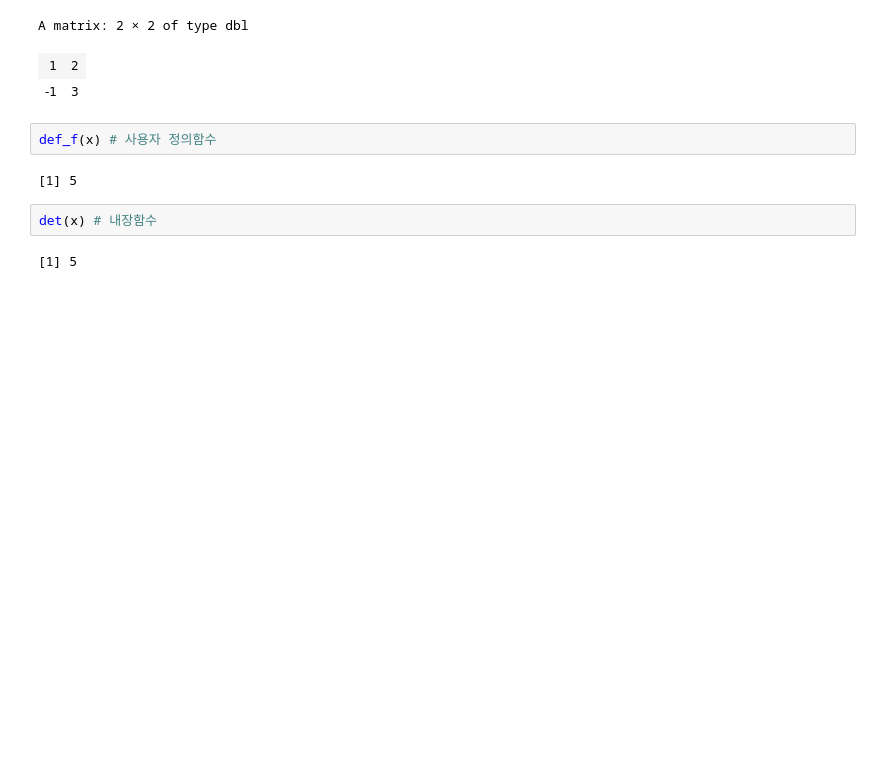
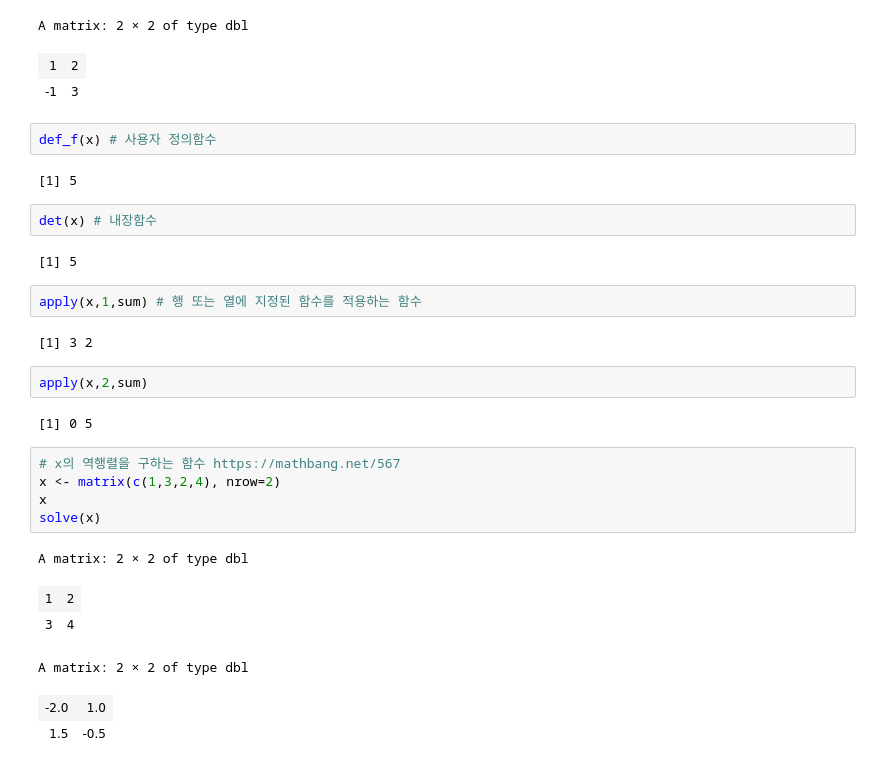
Before and after one commit to gyujin0450/RPRG, a Jupyter notebook: p124_주요내장함수.ipynb, the cells around one changed output. Cells and saved outputs as stored; diff of their text form; blank space fills up the shorter version.

```diff
--- a/p124_주요내장함수.ipynb
+++ b/p124_주요내장함수.ipynb
@@ -414,3 +415,23 @@ def_f(x) # 사용자 정의함수
 det(x) # 내장함수
 # %% [output]
 [1] 5
+# %%
+apply(x,1,sum) # 행 또는 열에 지정된 함수를 적용하는 함수
+# %% [output]
+[1] 3 2
+# %%
+apply(x,2,sum)
+# %% [output]
+[1] 0 5
+# %%
+# x의 역행렬을 구하는 함수 https://mathbang.net/567
+x <- matrix(c(1,3,2,4), nrow=2)
+x
+solve(x)
+# %% [output]
+A matrix: 2 × 2 of type dbl
+| 1 | 2 |
+| 3 | 4 |
+A matrix: 2 × 2 of type dbl
+| -2.0 | 1.0 |
+| 1.5 | -0.5 |
```
Also changed, not shown: parts of 2 cells of this notebook.
